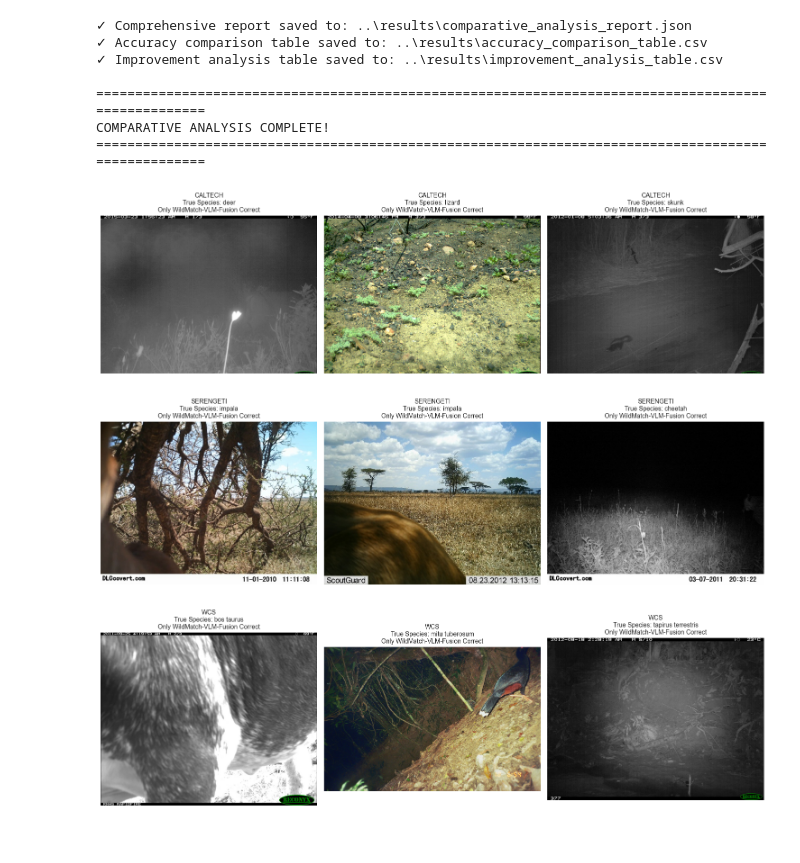
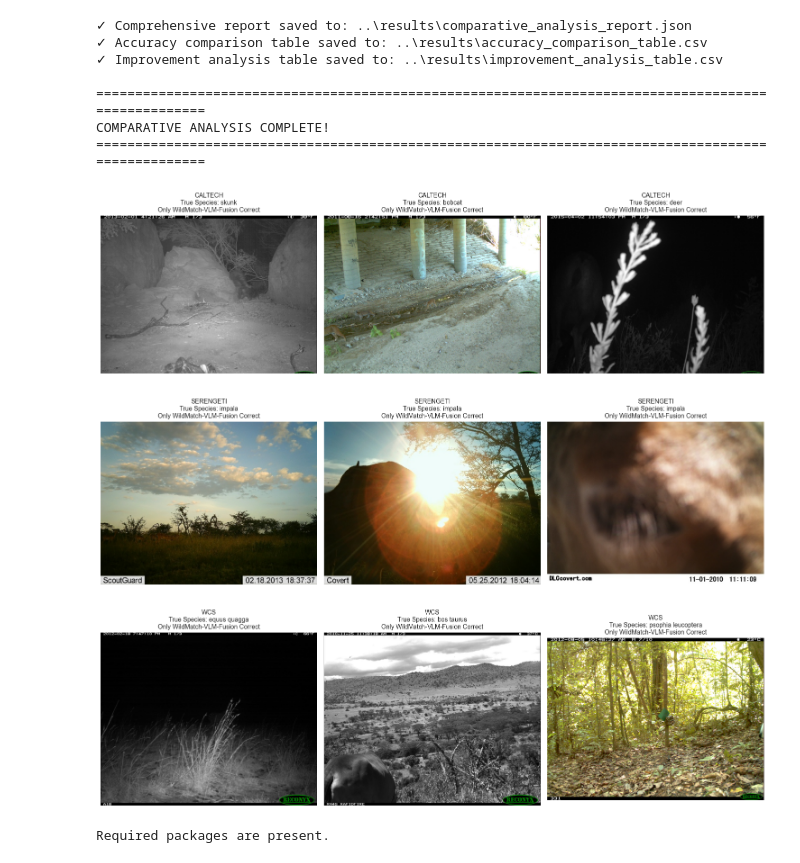
Before and after one commit to LuizAlencar17/WildMatch, a Jupyter notebook: code/metrics.ipynb, the cells around one changed output. Saved outputs shown, nothing was run; the diff lists cells and outputs as text; code cells hidden in the pictures.

```diff
--- a/code/metrics.ipynb
+++ b/code/metrics.ipynb
@@ -428,6 +530,6 @@ if len(species_df) > 0:
 # %%
 # New section: Species Accuracy Matrix per Dataset and Image Type
-for dataset in ['caltech', 'serengeti', 'wcs']:
+for dataset in ['caltech', 'serengeti', 'WCS']:
     for img_type in ['cropped', 'full']:
         if dataset in all_metrics and img_type in all_metrics[dataset]:
             print(f"=" * 100)
@@ -477,7 +579,7 @@ fig, axes = plt.subplots(2, 3, figsize=(18, 10))
 axes = axes.flatten()
 
 plot_idx = 0
-for dataset in ['caltech', 'serengeti', 'wcs']:
+for dataset in ['caltech', 'serengeti', 'WCS']:
     for img_type in ['cropped', 'full']:
         if plot_idx >= 6:
             break
@@ -493,8 +595,11 @@ for dataset in ['caltech', 'serengeti', 'wcs']:
 
             ax.set_xlabel('Confidence', fontsize=10)
             ax.set_ylabel('Frequency', fontsize=10)
-            ax.set_title(f'{dataset.capitalize()} - {img_type.capitalize()}', fontsize=12, fontweight='bold')
-            ax.legend()
+            ax.set_title(f'{dataset.upper()} - {img_type.capitalize()}', fontsize=12, fontweight='bold')
+            # remove legend
+            leg = ax.get_legend()
+            if leg is not None:
+                leg.remove()
             ax.grid(axis='y', alpha=0.3)
 
         plot_idx += 1
@@ -549,16 +654,22 @@ if dataset_name in predictions and img_type_name in predictions[dataset_name]:
 
 axes[0].set_xlabel('Confidence Threshold', fontsize=12)
 axes[0].set_ylabel('Accuracy (%)', fontsize=12)
-axes[0].set_title(f'Accuracy at Different Confidence Thresholds\n{dataset_name.capitalize()} {img_type_name.capitalize()}',
+axes[0].set_title(f'Accuracy at Different Confidence Thresholds\n{dataset_name.upper()} {img_type_name.capitalize()}',
                  fontsize=14, fontweight='bold')
-axes[0].legend(fontsize=10)
+# remove legend
+leg0 = axes[0].get_legend()
+if leg0 is not None:
+    leg0.remove()
 axes[0].grid(True, alpha=0.3)
 
 axes[1].set_xlabel('Confidence Threshold', fontsize=12)
 axes[1].set_ylabel('Coverage (% of samples)', fontsize=12)
-axes[1].set_title(f'Sample Coverage at Different Confidence Thresholds\n{dataset_name.capitalize()} {img_type_name.capitalize()}',
+axes[1].set_title(f'Sample Coverage at Different Confidence Thresholds\n{dataset_name.upper()} {img_type_name.capitalize()}',
                  fontsize=14, fontweight='bold')
-axes[1].legend(fontsize=10)
+# remove legend
+leg1 = axes[1].get_legend()
+if leg1 is not None:
+    leg1.remove()
 axes[1].grid(True, alpha=0.3)
 
 plt.tight_layout()
@@ -603,7 +714,7 @@ def analyze_errors(baseline_df, clip_df):
     return results
 
 # Analyze for Caltech cropped
-dataset_name = 'wcs'
+dataset_name = 'WCS'
 img_type_name = 'full'
 
 if dataset_name in predictions and img_type_name in predictions[dataset_name]:
@@ -643,7 +754,7 @@ if dataset_name in predictions and img_type_name in predictions[dataset_name]:
 
         ax.pie(sizes, labels=labels, colors=colors, autopct='', startangle=90,
               explode=explode, shadow=True, textprops={'fontsize': 11, 'fontweight': 'bold'})
-        ax.set_title(f'Prediction Agreement Analysis\n{dataset_name.capitalize()} {img_type_name.capitalize()}',
+        ax.set_title(f'Prediction Agreement Analysis\n{dataset_name.upper()} {img_type_name.upper()}',
                     fontsize=14, fontweight='bold', pad=20)
 
         plt.tight_layout()
@@ -718,7 +829,7 @@ COMPARATIVE ANALYSIS COMPLETE!
 import matplotlib.image as mpimg
 
 # Show 3 images per dataset where only WildMatch-VLM-Fusion got it right
-for dataset in ['caltech', 'serengeti', 'wcs']:
+for dataset in ['caltech', 'serengeti', 'WCS']:
     if dataset in predictions and 'full' in predictions[dataset]:
         dataset_path = Path(f"../data/{dataset}")
         img_dir = dataset_path / "images"
@@ -742,33 +853,55 @@ for dataset in ['caltech', 'serengeti', 'wcs']:
         merged.columns = ['image_path', 'correct_baseline', 'true_species', 'correct_clip_fusion', 'correct_blip', 'correct_clip']
 
         # Filter for cases where only WildMatch-VLM-Fusion is correct
         filtered = merged[
             (merged['correct_clip_fusion'] == True) &
             (merged['correct_baseline'] == False) &
             (merged['correct_blip'] == False) &
             (merged['correct_clip'] == False)
         ]
 
         # Select up to 3 examples
         selected = filtered.sample(n=3)
 
         if len(selected) > 0:
             fig, axes = plt.subplots(1, len(selected), figsize=(5*len(selected), 5))
             if len(selected) == 1:
                 axes = [axes]
 
             for i, (_, row) in enumerate(selected.iterrows()):
                 img_path =f"../{row['image_path']}"
                 img = mpimg.imread(str(img_path))
                 axes[i].imshow(img)
                 axes[i].set_title(f"{dataset.upper()}\nTrue Species: {row['true_species']}\nOnly WildMatch-VLM-Fusion Correct", fontsize=10)
                 axes[i].axis('off')
 
             plt.tight_layout()
             plt.show()
         else:
             print(f"No examples found for {dataset} where only WildMatch-VLM-Fusion is correct.")
 # %% [output]
-[figure, old version]
+[figure, new version]
-[figure, old version]
+[figure, new version]
-[figure, old version]
+[figure, new version]
+# %%
+import subprocess
+import sys
+
+def install(pkg):
+    subprocess.check_call([sys.executable, '-m', 'pip', 'install', pkg])
+# Ensure scikit-posthocs and statsmodels are available in this kernel
+try:
+    import scikit_posthocs as sp
+except Exception:
+    print('Installing scikit-posthocs...')
+    install('scikit-posthocs')
+    import scikit_posthocs as sp
+try:
+    from statsmodels.stats.multitest import multipletests
+except Exception:
+    print('Installing statsmodels...')
+    install('statsmodels')
+    from statsmodels.stats.multitest import multipletests
+print('Required packages are present.')
+# %% [output]
+Required packages are present.
```
Also changed, not shown: parts of 16 cells of this notebook, 19 other files.
